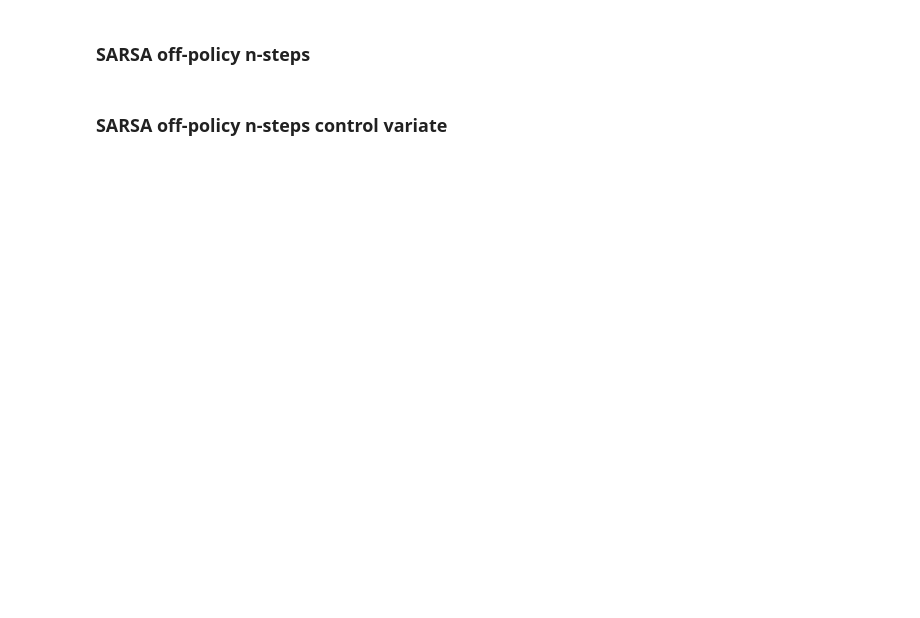
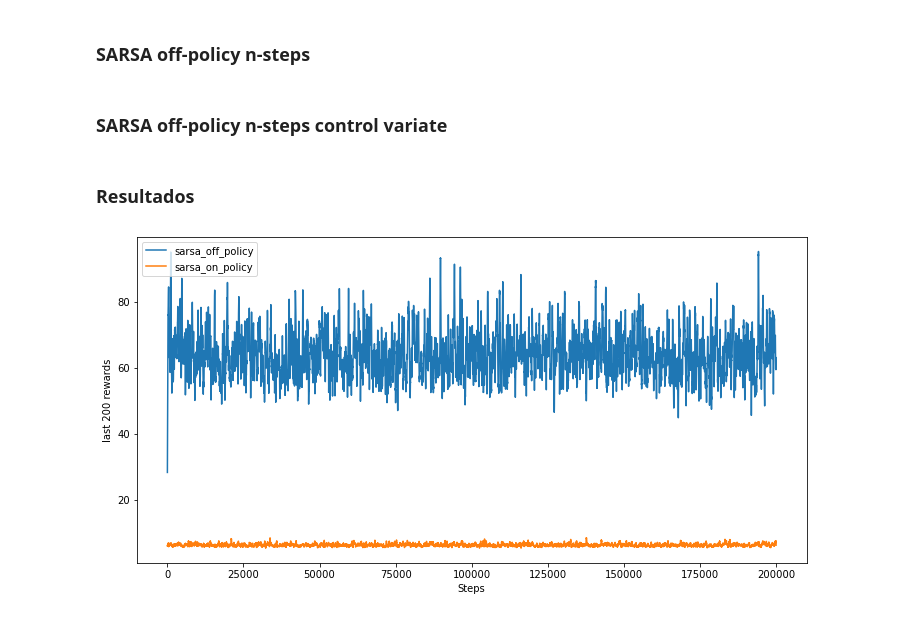
Before and after one commit to FernandoWeeb-byte/Taia-Project, a Jupyter notebook: cartpole.ipynb, the cells around one changed output. Drawn from its saved outputs; the diff is of its cells as text; code cells hidden in the pictures; blank space fills up the shorter version.

```diff
--- a/cartpole.ipynb
+++ b/cartpole.ipynb
@@ -54,0 +91,12 @@ env = DiscreteObservationWrapper(env, [B1,B2,B3,B4])
+# %% [markdown]
+### Resultados
+# %%
+# off-policy X on-policy
+cart_offpolicy = load_results("cartpole-1.npy")
+cart_onpolicy = load_results("cartpole-0-1.npy")
+cart_offpolicy_cv = load_results("cartpole-2.npy")
+cart_onpolicy_cv = load_results("cartpole-0-2.npy")
+# %%
+moving_mean_plot_many([cart_offpolicy.mean(axis=0), cart_onpolicy.mean(axis=0)], ['sarsa_off_policy', 'sarsa_on_policy'], 200_000, 200)
+# %% [output]
+[figure, added]
```
Also changed, not shown: parts of 14 cells of this notebook, 7 other files.
